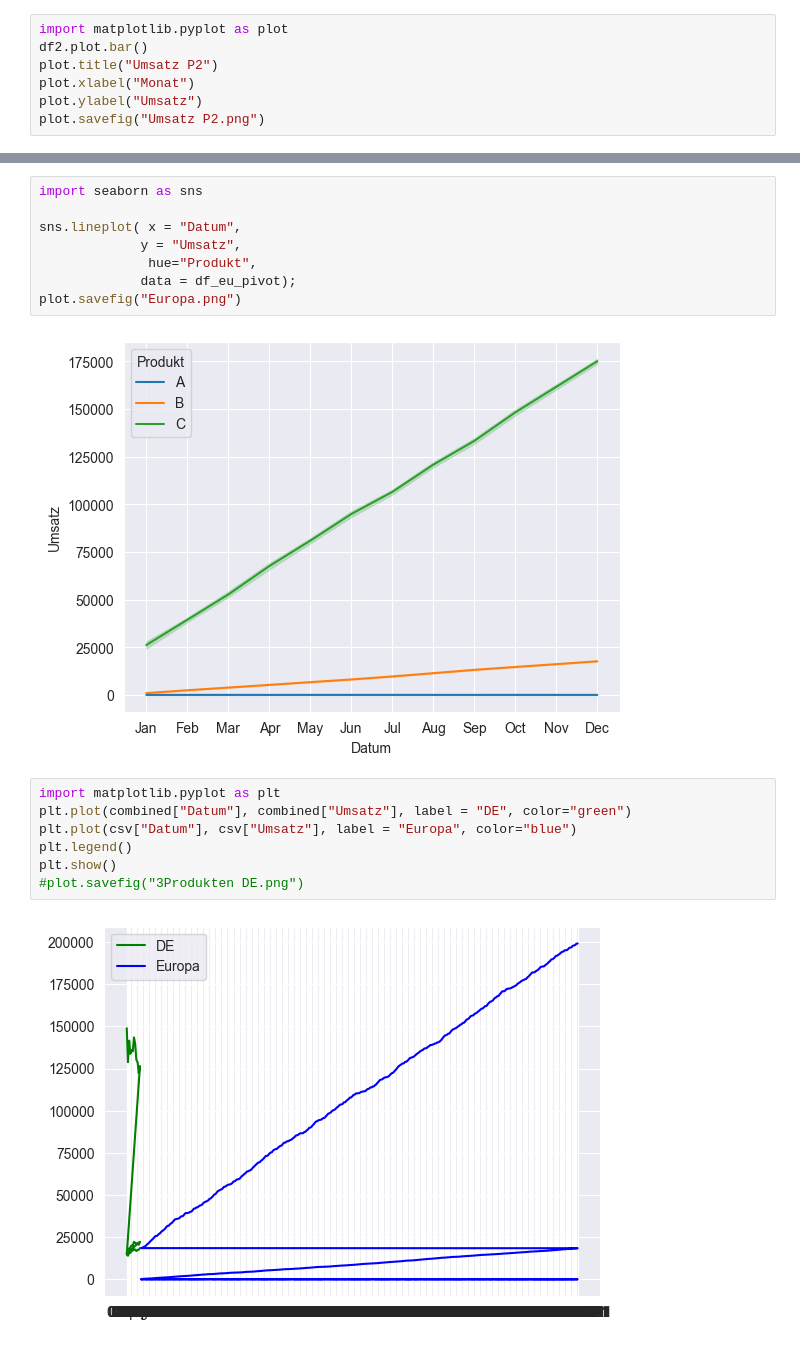
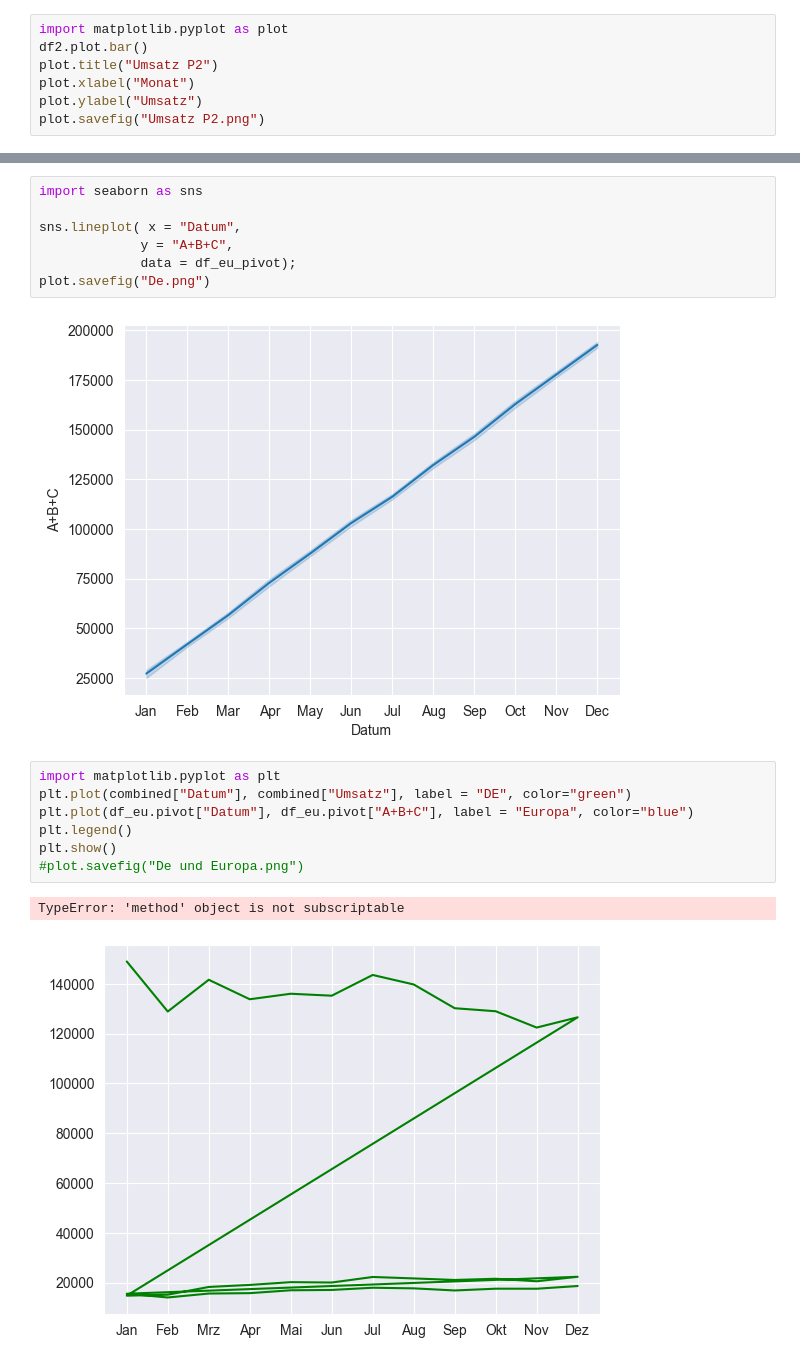
Before and after one commit to DataCraftAnca/Shop-Analyse, a Jupyter notebook: Shop analyse.ipynb, the cells around one changed output, grey strips where cells are left out. Drawn from its saved outputs; the diff is of its cells as text.

```diff
--- a/Shop analyse.ipynb
+++ b/Shop analyse.ipynb
@@ -158,18 +154,18 @@ Dec         C  180568.918245
 import seaborn as sns
 
 sns.lineplot( x = "Datum",
-             y = "Umsatz",
-              hue="Produkt",
+             y = "A+B+C",
              data = df_eu_pivot);
-plot.savefig("Europa.png")
+plot.savefig("De.png")
 # %% [output]
-[figure, old version]
+[figure, new version]
 # %%
 import matplotlib.pyplot as plt
 plt.plot(combined["Datum"], combined["Umsatz"], label = "DE", color="green")
-plt.plot(csv["Datum"], csv["Umsatz"], label = "Europa", color="blue")
+plt.plot(df_eu.pivot["Datum"], df_eu.pivot["A+B+C"], label = "Europa", color="blue")
 plt.legend()
 plt.show()
-#plot.savefig("3Produkten DE.png")
+#plot.savefig("De und Europa.png")
 # %% [output]
+TypeError: 'method' object is not subscriptable
-[figure, old version]
+[figure, new version]
```
Also changed, not shown: parts of 4 cells of this notebook, 1 other file.
